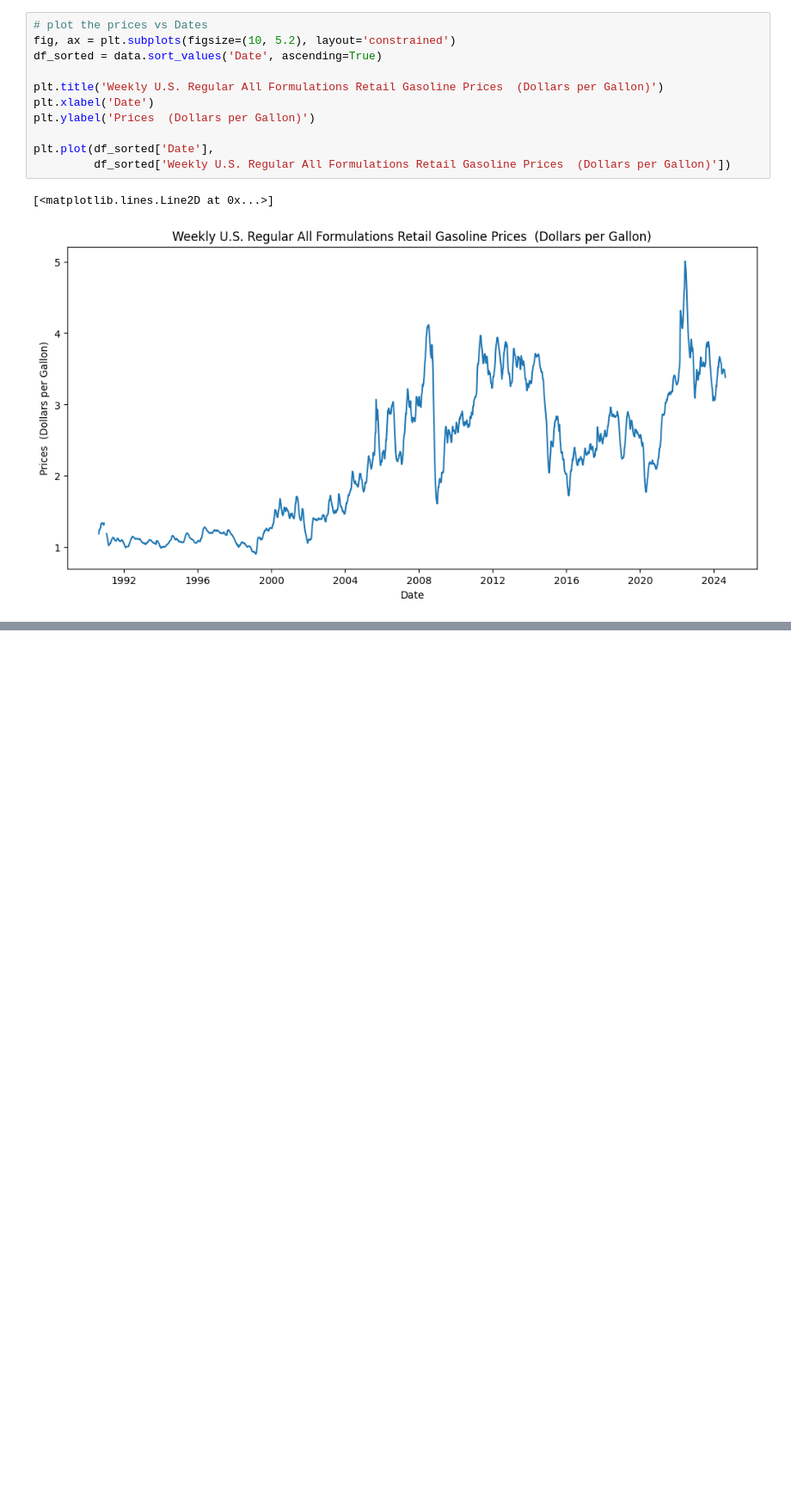
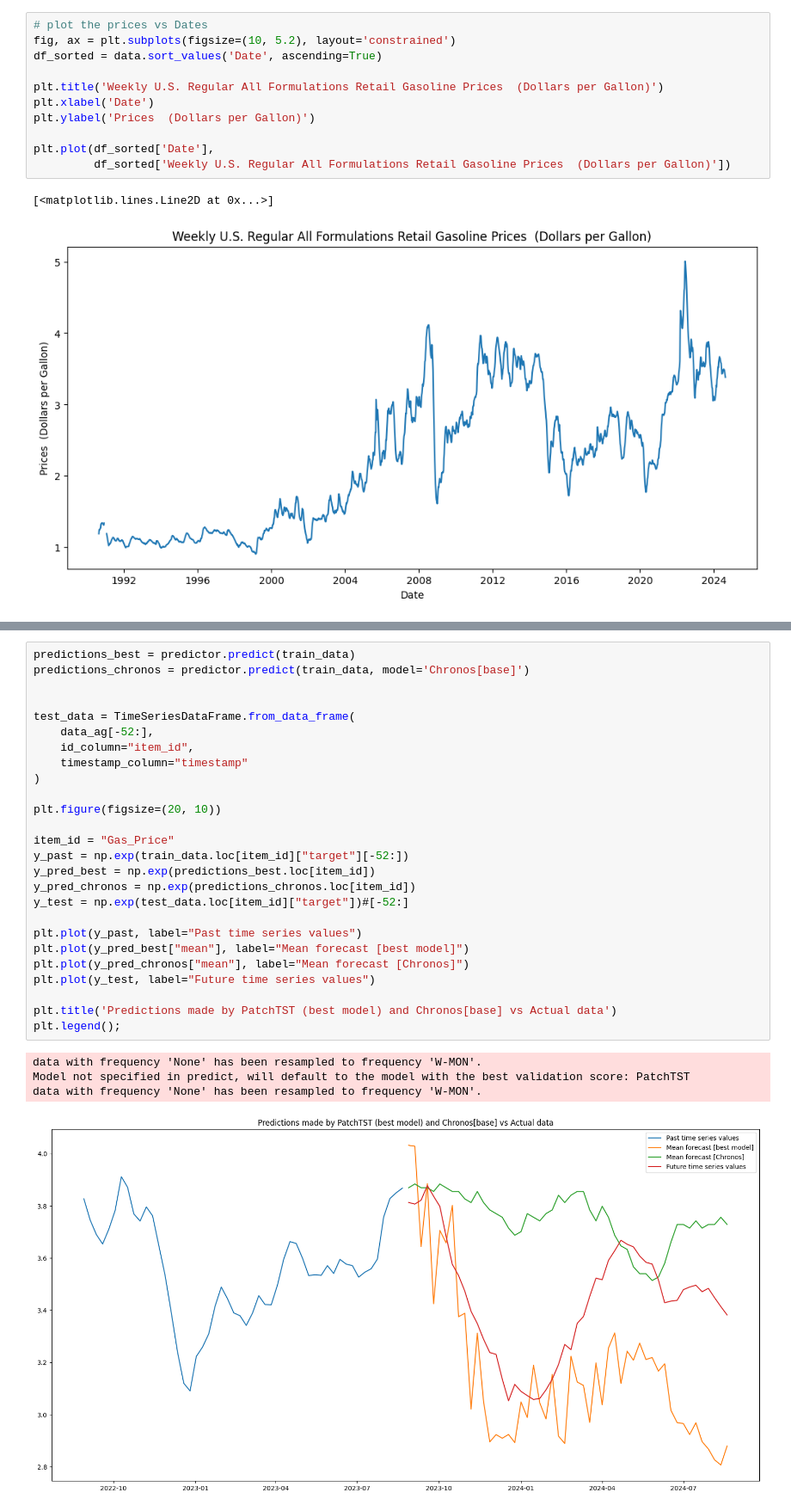
Before and after one commit to mzaoualim/us_gas_price, a Jupyter notebook: notebooks/step_by_step_notebook.ipynb, the cells around one changed output, grey strips where cells are left out. Shown at 86% size. Drawn from its saved outputs; the diff is of its cells as text; blank space fills up the shorter version.

```diff
--- a/notebooks/step_by_step_notebook.ipynb
+++ b/notebooks/step_by_step_notebook.ipynb
@@ -697,0 +315,31 @@ data with frequency 'None' has been resampled to frequency 'W-MON'.
+# %%
+predictions_best = predictor.predict(train_data)
+predictions_chronos = predictor.predict(train_data, model='Chronos[base]')
+
+
+test_data = TimeSeriesDataFrame.from_data_frame(
+    data_ag[-52:],
+    id_column="item_id",
+    timestamp_column="timestamp"
+)
+
+plt.figure(figsize=(20, 10))
+
+item_id = "Gas_Price"
+y_past = np.exp(train_data.loc[item_id]["target"][-52:])
+y_pred_best = np.exp(predictions_best.loc[item_id])
+y_pred_chronos = np.exp(predictions_chronos.loc[item_id])
+y_test = np.exp(test_data.loc[item_id]["target"])#[-52:]
+
+plt.plot(y_past, label="Past time series values")
+plt.plot(y_pred_best["mean"], label="Mean forecast [best model]")
+plt.plot(y_pred_chronos["mean"], label="Mean forecast [Chronos]")
+plt.plot(y_test, label="Future time series values")
+
+plt.title('Predictions made by PatchTST (best model) and Chronos[base] vs Actual data')
+plt.legend();
+# %% [output]
+data with frequency 'None' has been resampled to frequency 'W-MON'.
+Model not specified in predict, will default to the model with the best validation score: PatchTST
+data with frequency 'None' has been resampled to frequency 'W-MON'.
+[figure, added]
```
Also changed, not shown: parts of 75 cells of this notebook.
